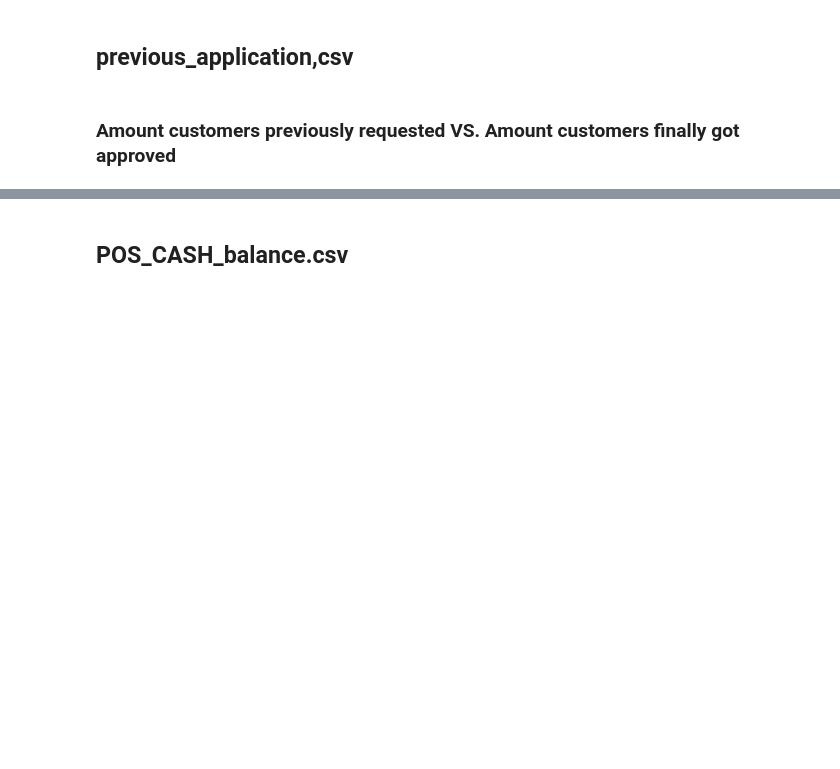
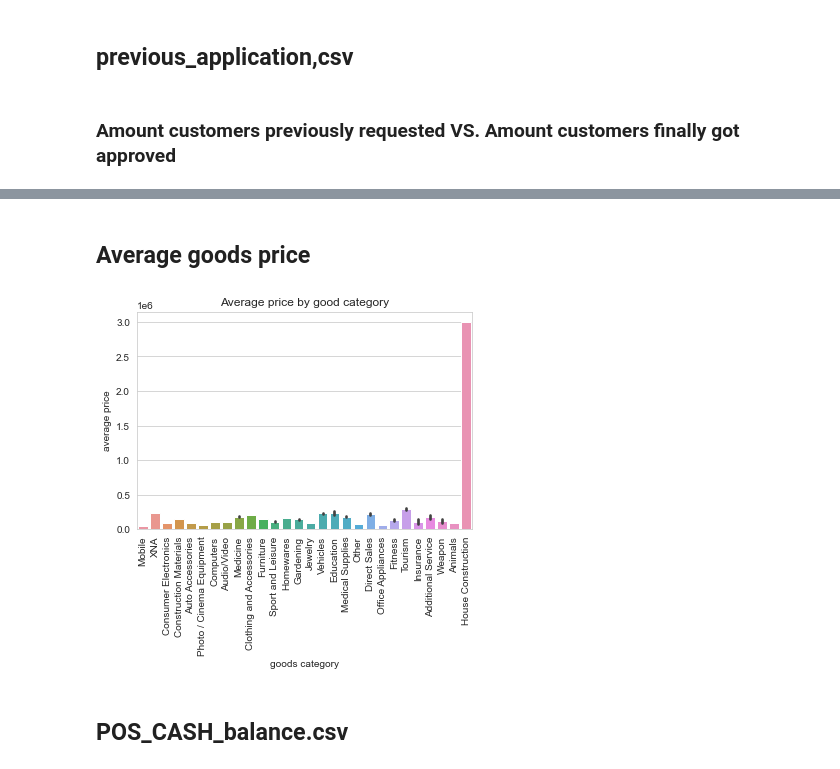
Before and after one commit to yybrother989/HomeCreditDefaultRisk, a Jupyter notebook: Capstone_Project-Home-Credit-Default-Risk_V0.1.ipynb, the cells around one changed output, grey strips where cells are left out. Drawn from its saved outputs; the diff is of its cells as text; code cells hidden in the pictures; blank space fills up the shorter version.

```diff
--- a/Capstone_Project-Home-Credit-Default-Risk_V0.1.ipynb
+++ b/Capstone_Project-Home-Credit-Default-Risk_V0.1.ipynb
@@ -558,2 +559,13 @@ fig.show('png')
+# %% [markdown]
+## Average goods price
+# %%
+sns.barplot(data= prev_applic,x='NAME_GOODS_CATEGORY',y = 'AMT_APPLICATION', estimator= np.mean)
+plt.xticks(rotation = 90)
+plt.xlabel('goods category')
+plt.ylabel('average price')
+plt.title('Average price by good category')
+plt.show()
+# %% [output]
+[figure, added]
 # %% [markdown]
 ## POS_CASH_balance.csv
```
Also changed, not shown: parts of 7 cells of this notebook.
